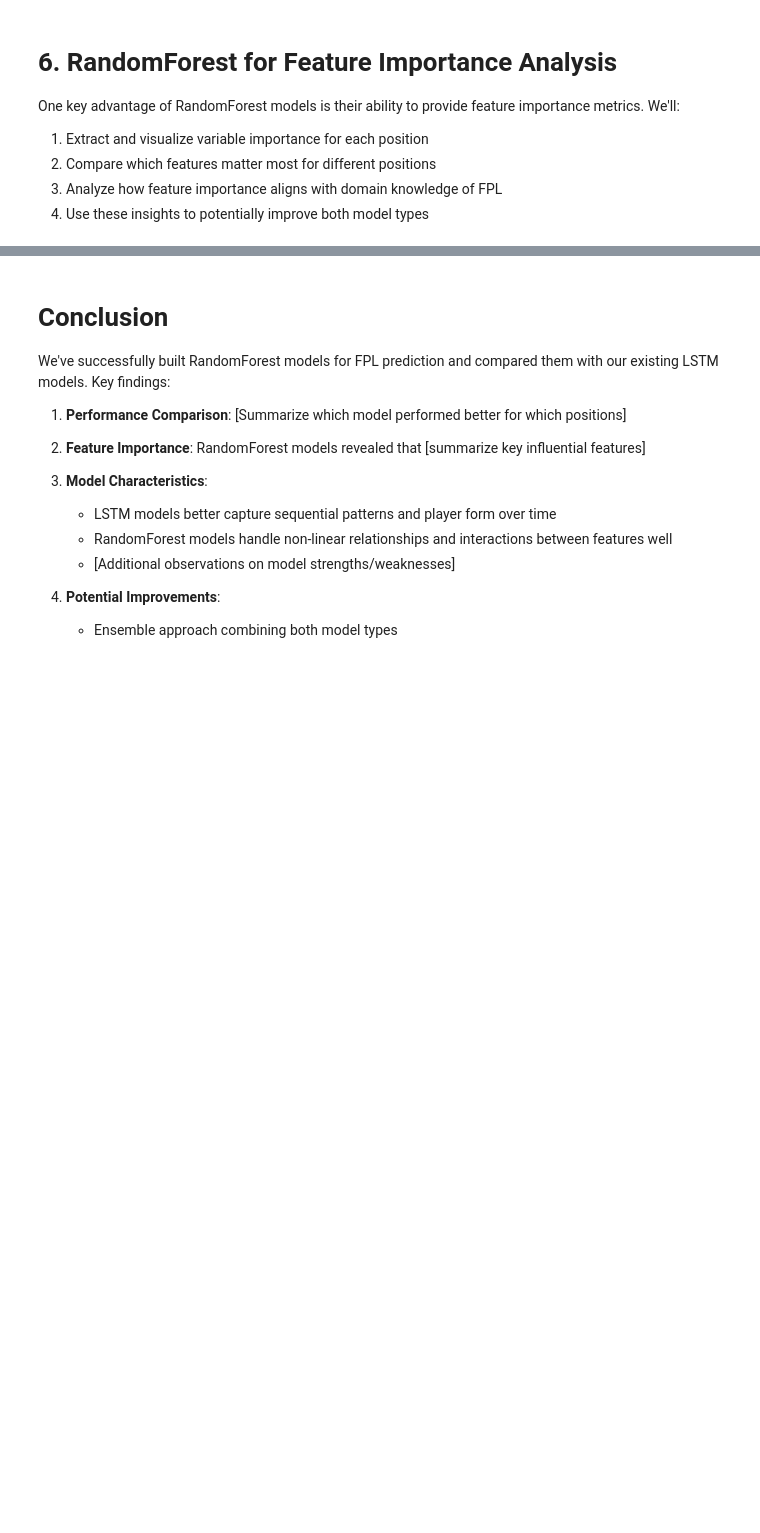
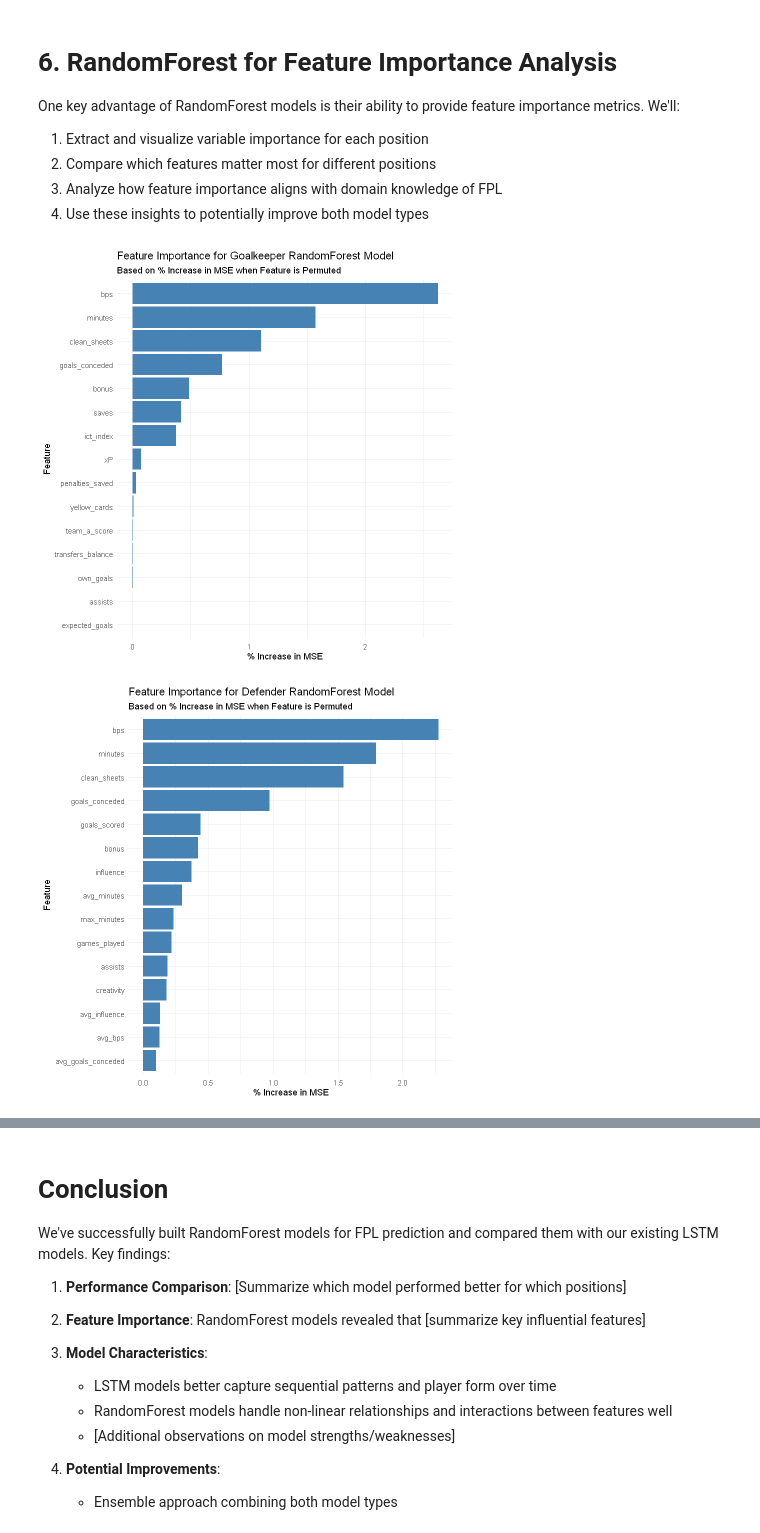
Before and after one commit to Nysgjerrigper/MSc-BusAdm-25-EBA-PAM, a Jupyter notebook: R Forecast/Randomforestnotebook.ipynb, the cells around one changed output, grey strips where cells are left out. Cells and saved outputs as stored; diff of their text form; code cells hidden in the pictures; blank space fills up the shorter version.

```diff
--- a/R Forecast/Randomforestnotebook.ipynb
+++ b/R Forecast/Randomforestnotebook.ipynb
@@ -94,7 +57,6 @@ prepare_rf_data <- function(pos_data, window_size = 3) {
     mutate(
       # Rolling averages for key stats
       avg_minutes = slider::slide_dbl(minutes, mean, .before = window_size, .complete = TRUE),
-      avg_total_points = slider::slide_dbl(total_points, mean, .before = window_size, .complete = TRUE),
       avg_bonus = slider::slide_dbl(bonus, mean, .before = window_size, .complete = TRUE),
       avg_bps = slider::slide_dbl(bps, mean, .before = window_size, .complete = TRUE),
 
@@ -608,8 +629,9 @@ One key advantage of RandomForest models is their ability to provide feature imp
 # %%
 # Function to extract and plot feature importance
 plot_feature_importance <- function(rf_model, position, n_top = 15) {
-  # Extract importance measures
-  imp <- importance(rf_model)
+  # Extract importance measures - modified to access directly
+  imp <- rf_model$importance
+
   imp_df <- data.frame(
     Feature = rownames(imp),
     IncMSE = imp[, "%IncMSE"],
@@ -647,7 +669,7 @@ print(fwd_imp_plot)
 
 # Create a combined feature importance dataset across positions
 extract_top_features <- function(rf_model, position, n_top = 10) {
-  imp <- importance(rf_model)
+  imp <- rf_model$importance
   imp_df <- data.frame(
     Feature = rownames(imp),
     Importance = imp[, "%IncMSE"],
@@ -658,7 +680,6 @@ extract_top_features <- function(rf_model, position, n_top = 10) {
 
   return(imp_df)
 }
-
 combined_importance <- bind_rows(
   extract_top_features(rf_models$gk$model, "GK"),
   extract_top_features(rf_models$def$model, "DEF"),
@@ -667,30 +688,33 @@ combined_importance <- bind_rows(
 )
 
 # Plot combined importance
 ggplot(combined_importance, aes(x = reorder(Feature, Importance), y = Importance, fill = Position)) +
   geom_bar(stat = "identity") +
   facet_wrap(~ Position, scales = "free_y") +
   coord_flip() +
   labs(
     title = "Top Feature Importance by Position",
     x = "Feature",
     y = "Importance (% Increase in MSE)"
   ) +
   theme_minimal() +
   theme(legend.position = "none")
 
 # Optional: Partial Dependence Plots for key features
 # For midfielders as an example
 if (requireNamespace("pdp", quietly = TRUE)) {
   # Choose a few key features from the importance analysis
   top_mid_features <- head(extract_top_features(rf_models$mid$model, "MID")$Feature, 3)
 
   for (feature in top_mid_features) {
     pdp_plot <- partial(rf_models$mid$model, pred.var = feature,
                    train = rf_mid_data$train[, c(feature, mid_features$features)]) %>%
       autoplot() +
       labs(title = paste("Partial Dependence Plot for", feature, "- Midfielders"))
 
     print(pdp_plot)
   }
 }
+# %% [output]
+[figure, added]
+[figure, added]
```
Also changed, not shown: parts of 9 cells of this notebook, 38 other files.
